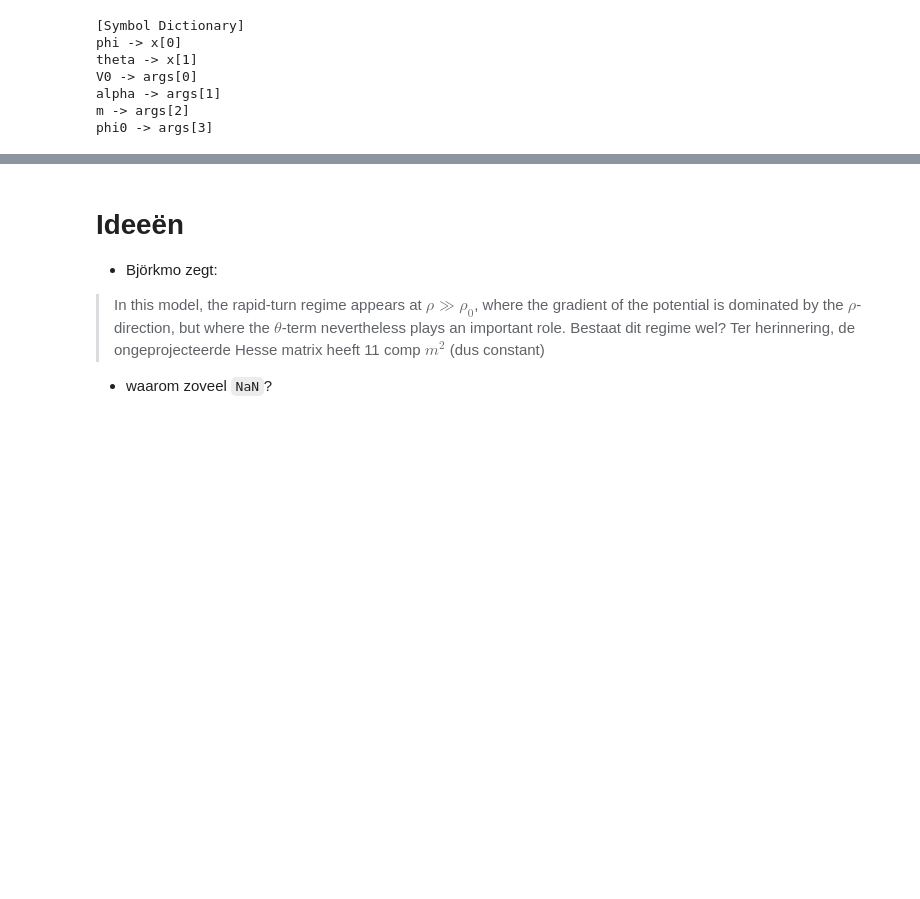
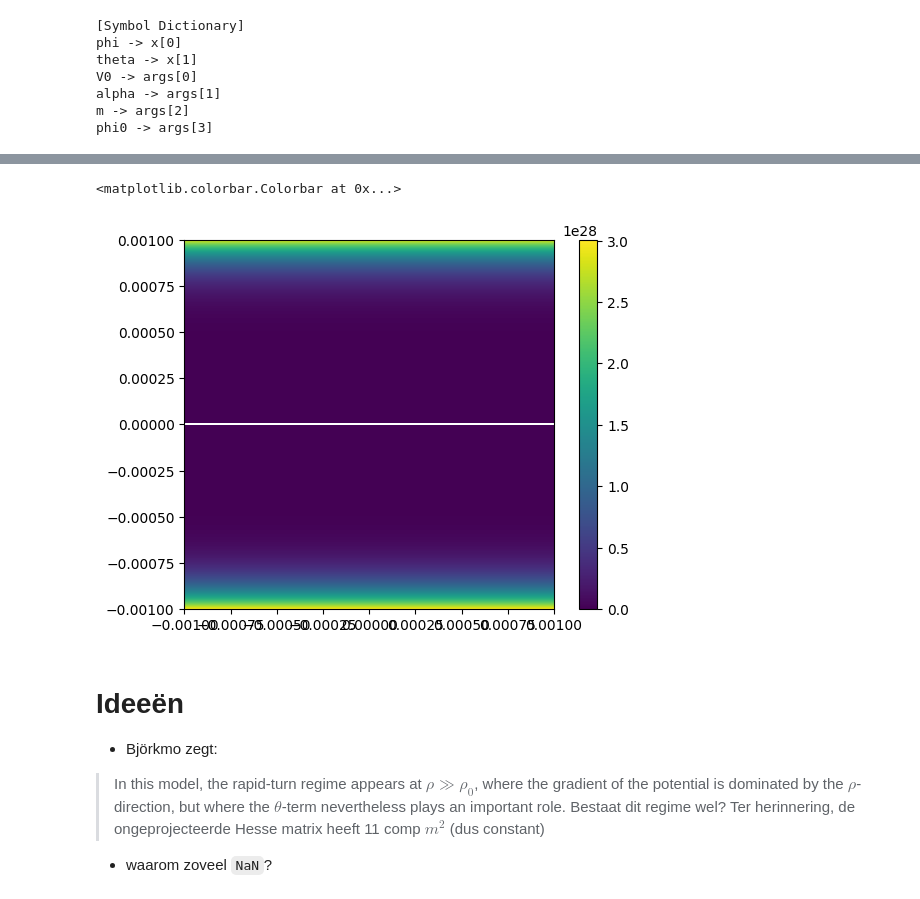
Before and after one commit to smups/inflatox, a Jupyter notebook: notebooks/2d_test.ipynb, the cells around one changed output, grey strips where cells are left out. Cells and saved outputs as stored; diff of their text form; code cells hidden in the pictures; blank space fills up the shorter version.

```diff
--- a/notebooks/2d_test.ipynb
+++ b/notebooks/2d_test.ipynb
@@ -94,3 +84,9 @@ plt.colorbar()
+# %%
+plt.imshow(x, extent=(*start_stop[0], *start_stop[1]))
+plt.colorbar()
+# %% [output]
+<matplotlib.colorbar.Colorbar at 0x...>
+[figure, added]
 # %% [markdown]
 # Ideeën
 - Björkmo zegt:
```
Also changed, not shown: parts of 5 cells of this notebook, 1 other file.
